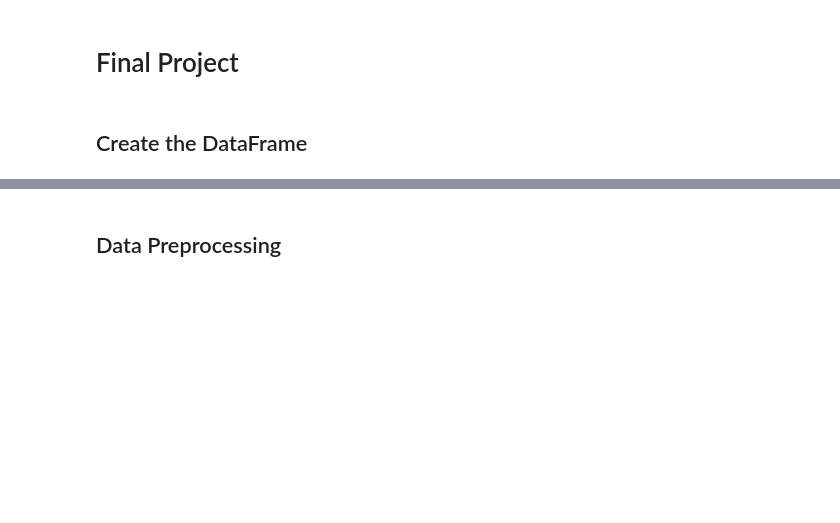
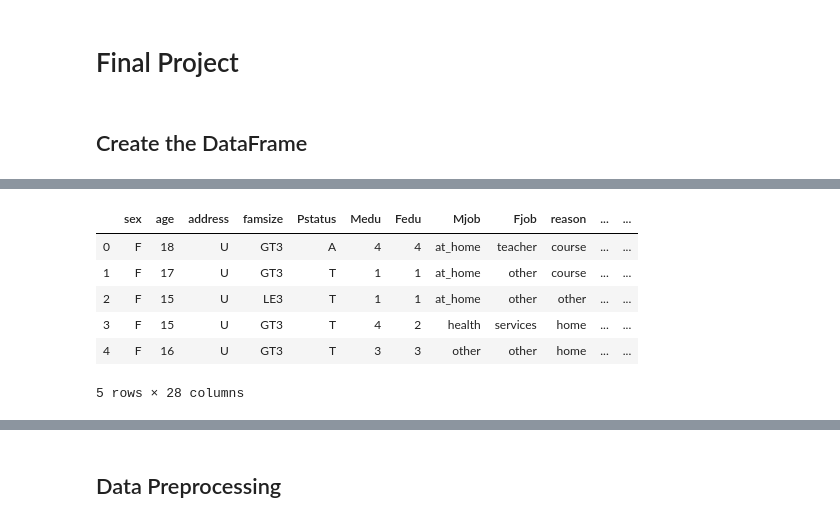
Before and after one commit to SamKraus/project3, a Jupyter notebook: FinalProjectML_Eric.ipynb, the cells around one changed output, grey strips where cells are left out. Drawn from its saved outputs; the diff is of its cells as text; code cells hidden in the pictures; blank space fills up the shorter version.

```diff
--- a/FinalProjectML_Eric.ipynb
+++ b/FinalProjectML_Eric.ipynb
@@ -21,6 +46,14 @@ pulled_Walc
 # %%
 # Drop unrelated columns and Walc
-students_df = students_df.drop(['school','G1', 'G2', 'G3', 'Dalc', 'Walc'], axis=1)
+students_df = students_df.drop(['school','G1', 'G2', 'G3', 'Dalc'], axis=1)
 students_df.head()
+# %% [output]
+|  | sex | age | address | famsize | Pstatus | Medu | Fedu | Mjob | Fjob | reason | ... | ... |
+| 0 | F | 18 | U | GT3 | A | 4 | 4 | at_home | teacher | course | ... | ... |
+| 1 | F | 17 | U | GT3 | T | 1 | 1 | at_home | other | course | ... | ... |
+| 2 | F | 15 | U | LE3 | T | 1 | 1 | at_home | other | other | ... | ... |
+| 3 | F | 15 | U | GT3 | T | 4 | 2 | health | services | home | ... | ... |
+| 4 | F | 16 | U | GT3 | T | 3 | 3 | other | other | home | ... | ... |
+5 rows × 28 columns
 # %%
 students_df.dtypes
```
Also changed, not shown: parts of 25 cells of this notebook.
